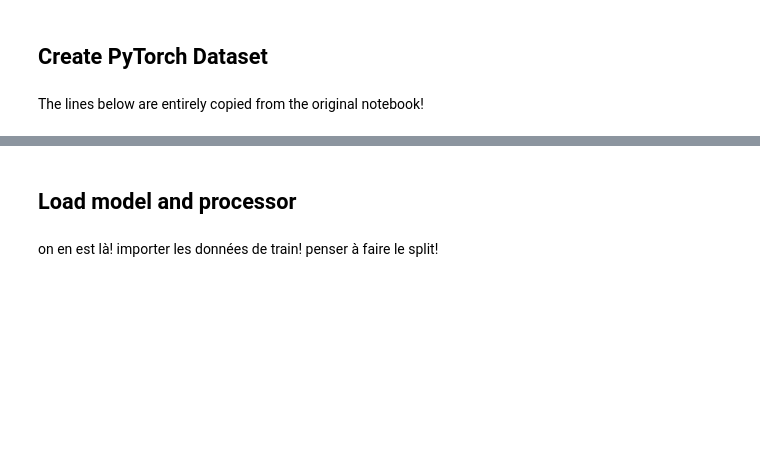
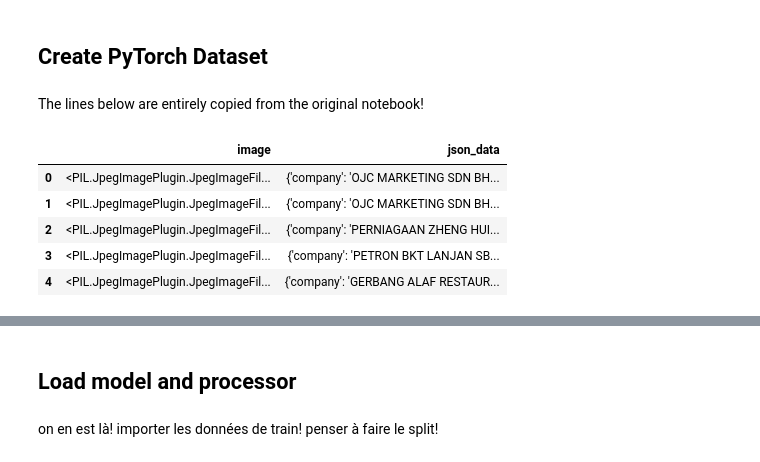
Before and after one commit to marlierecharlie/E2_tata, a Jupyter notebook: 02_blip/01_training.ipynb, the cells around one changed output, grey strips where cells are left out. Drawn from its saved outputs; the diff is of its cells as text; code cells hidden in the pictures; blank space fills up the shorter version.

Commit message:
blip file

```diff
--- a/02_blip/01_training.ipynb
+++ b/02_blip/01_training.ipynb
@@ -65,0 +41,26 @@ dataset= DatasetDict({
+# %%
+import pandas as pd
+from sklearn.model_selection import train_test_split
+from datasets import DatasetDict, Dataset
+
+# Read CSV file into a DataFrame
+df = pd.read_csv("../data/img_entities_blip.csv")
+df = df.drop("Unnamed: 0", axis=1)
+
+# Split the dataset into train, validation, and test sets
+# train_df, valid_df = train_test_split(df, test_size=0.2, random_state=42)
+
+# # Create DatasetDict
+# dataset = DatasetDict({
+#     'train': Dataset.from_pandas(train_df),
+#     'validation': Dataset.from_pandas(valid_df)}
+# )
+# %%
+df.head()
+# %% [output]
+|  | image | json_data |
+| 0 | <PIL.JpegImagePlugin.JpegImageFil... | {'company': 'OJC MARKETING SDN BH... |
+| 1 | <PIL.JpegImagePlugin.JpegImageFil... | {'company': 'OJC MARKETING SDN BH... |
+| 2 | <PIL.JpegImagePlugin.JpegImageFil... | {'company': 'PERNIAGAAN ZHENG HUI... |
+| 3 | <PIL.JpegImagePlugin.JpegImageFil... | {'company': 'PETRON BKT LANJAN SB... |
+| 4 | <PIL.JpegImagePlugin.JpegImageFil... | {'company': 'GERBANG ALAF RESTAUR... |
```
Also changed, not shown: parts of 16 cells of this notebook, 1 other file.
